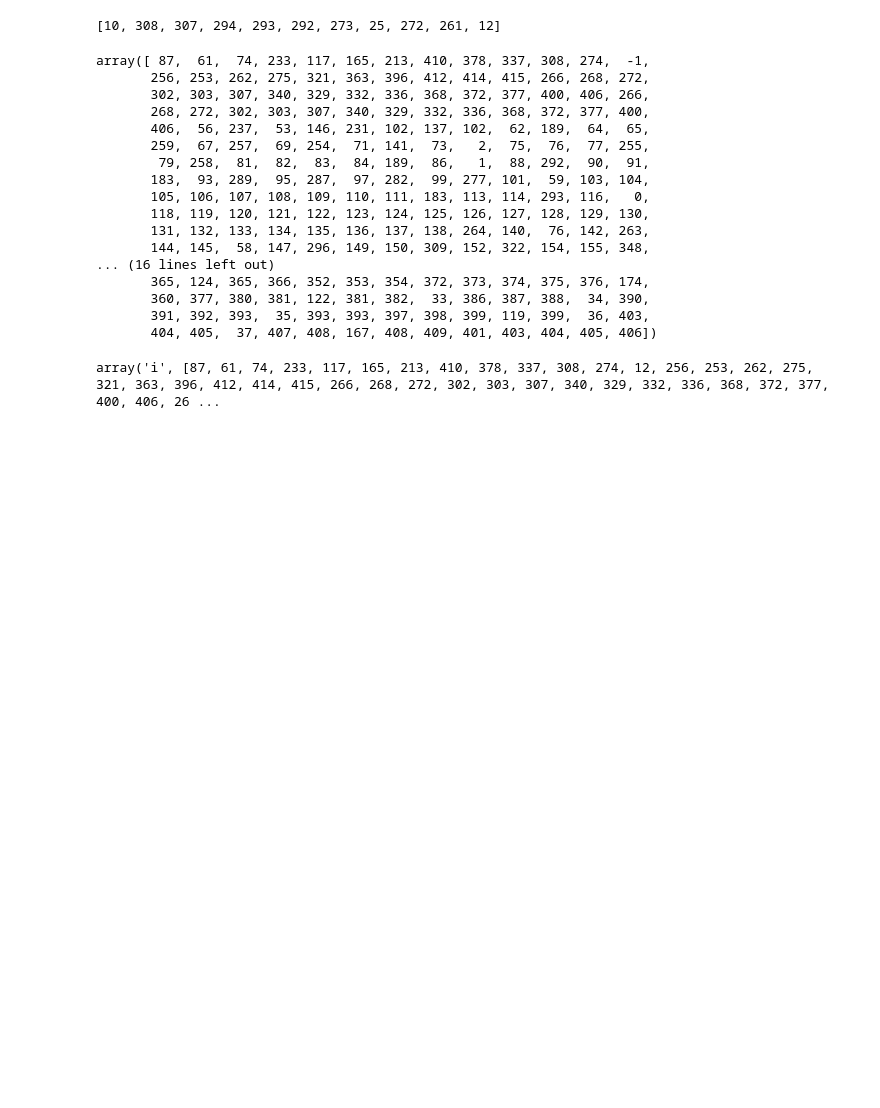
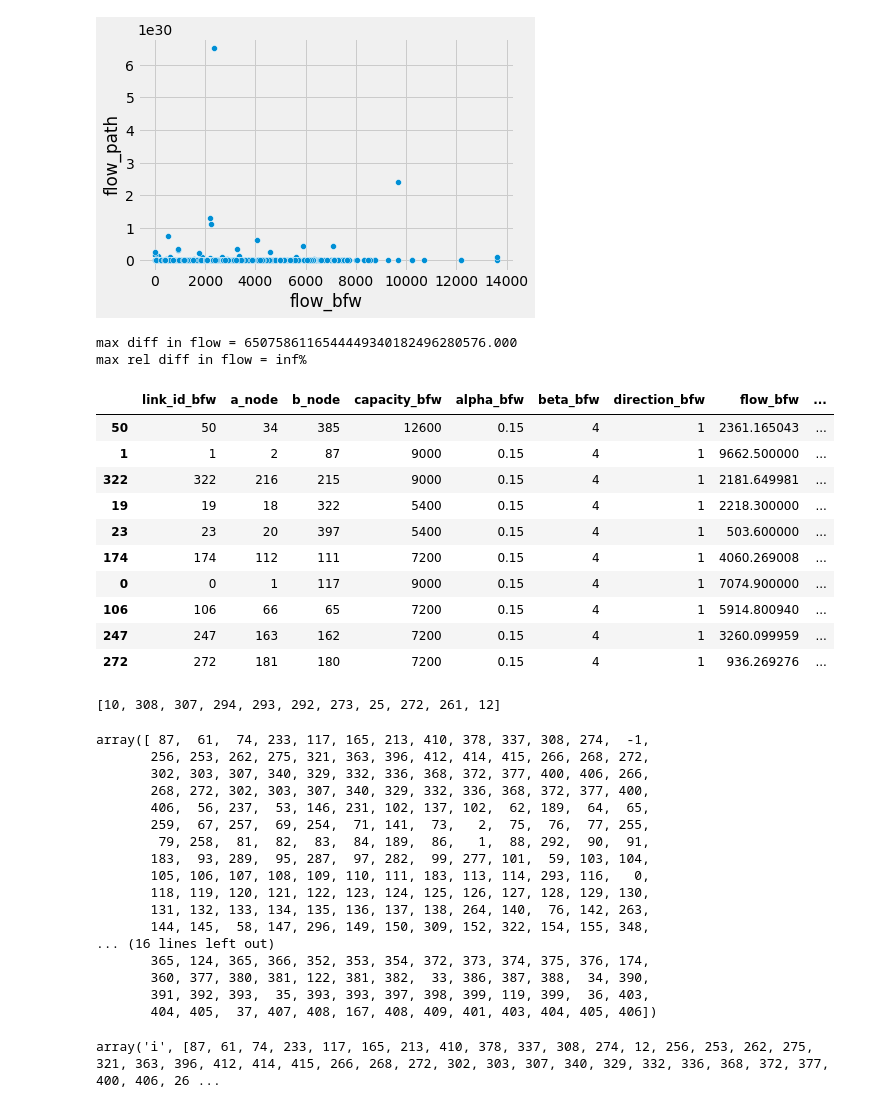
Before and after one commit to AequilibraE/aequilibrae, a Jupyter notebook: jupyter_development/integrate_shortest_path.ipynb, the cells around one changed output. Drawn from its saved outputs; the diff is of its cells as text; code cells hidden in the pictures; blank space fills up the shorter version.

Commit message:
this is ... wrong, path building does NOT work

```diff
--- a/jupyter_development/integrate_shortest_path.ipynb
+++ b/jupyter_development/integrate_shortest_path.ipynb
@@ -91,0 +94,3 @@ ValueError: Buffer dtype mismatch, expected 'double' but got 'float'
+# %%
+%%time
+path_res_ = utils.get_assignment_solution(tntp_dir, scenario, link_file, method="bush-based", block_centroids=False, rgap=5*1e-5)
@@ -91,0 +109,3 @@ ValueError: Buffer dtype mismatch, expected 'double' but got 'float'
+# %%
+%%time
+bfw_res_ = utils.get_assignment_solution(tntp_dir, scenario, link_file, method="bfw", block_centroids=False, rgap=5*1e-5)
@@ -92,3 +130,27 @@ ValueError: Buffer dtype mismatch, expected 'double' but got 'float'
+# %%
+full_result = bfw_res_.drop(columns=['time']).merge(path_res_.drop(columns=['time']), on=['a_node', 'b_node'], how='outer', suffixes=['_bfw', '_path'])
+sns.scatterplot(data=full_result, x='flow_bfw', y='flow_path');
+plt.show();
+full_result['abs_change'] = np.abs(full_result.flow_bfw - full_result.flow_path)
+full_result['rel_change'] = full_result['abs_change'] / full_result['flow_bfw']
+print(f"max diff in flow = {full_result['abs_change'].max():.3f}")
+print(f"max rel diff in flow = {full_result['rel_change'].abs().max():.3f}%")
+display(full_result.sort_values(by=['abs_change'], ascending=False).head(10))
+# %% [output]
+[figure, added]
+max diff in flow = 6507586116544449340182496280576.000
+max rel diff in flow = inf%
+|  | link_id_bfw | a_node | b_node | capacity_bfw | alpha_bfw | beta_bfw | direction_bfw | flow_bfw | ... |
+| 50 | 50 | 34 | 385 | 12600 | 0.15 | 4 | 1 | 2361.165043 | ... |
+| 1 | 1 | 2 | 87 | 9000 | 0.15 | 4 | 1 | 9662.500000 | ... |
+| 322 | 322 | 216 | 215 | 9000 | 0.15 | 4 | 1 | 2181.649981 | ... |
+| 19 | 19 | 18 | 322 | 5400 | 0.15 | 4 | 1 | 2218.300000 | ... |
+| 23 | 23 | 20 | 397 | 5400 | 0.15 | 4 | 1 | 503.600000 | ... |
+| 174 | 174 | 112 | 111 | 7200 | 0.15 | 4 | 1 | 4060.269008 | ... |
+| 0 | 0 | 1 | 117 | 9000 | 0.15 | 4 | 1 | 7074.900000 | ... |
+| 106 | 106 | 66 | 65 | 7200 | 0.15 | 4 | 1 | 5914.800940 | ... |
+| 247 | 247 | 163 | 162 | 7200 | 0.15 | 4 | 1 | 3260.099959 | ... |
+| 272 | 272 | 181 | 180 | 7200 | 0.15 | 4 | 1 | 936.269276 | ... |
 # %%
 test_o = 12
 assig.assignment.t_assignment.compute_shortest_paths(test_o)
```
Also changed, not shown: parts of 4 cells of this notebook, 1 other file.
